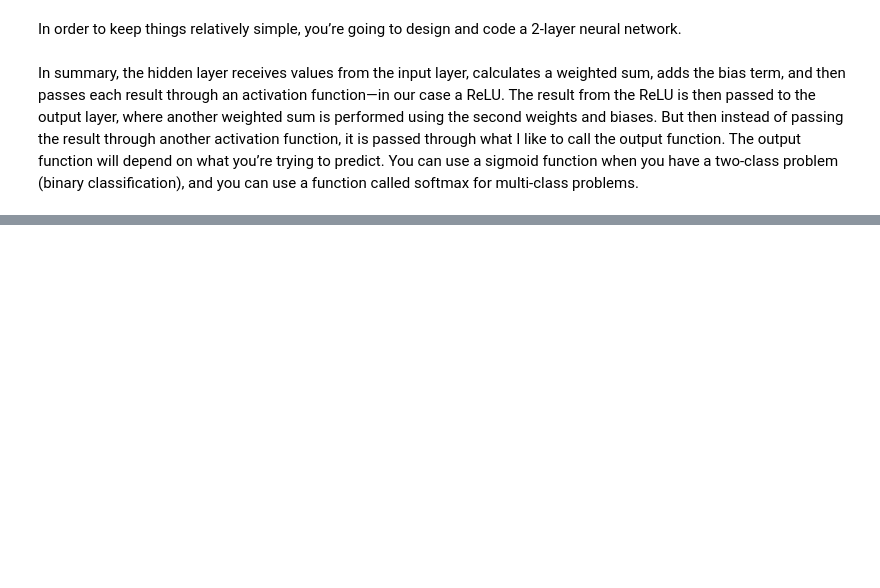
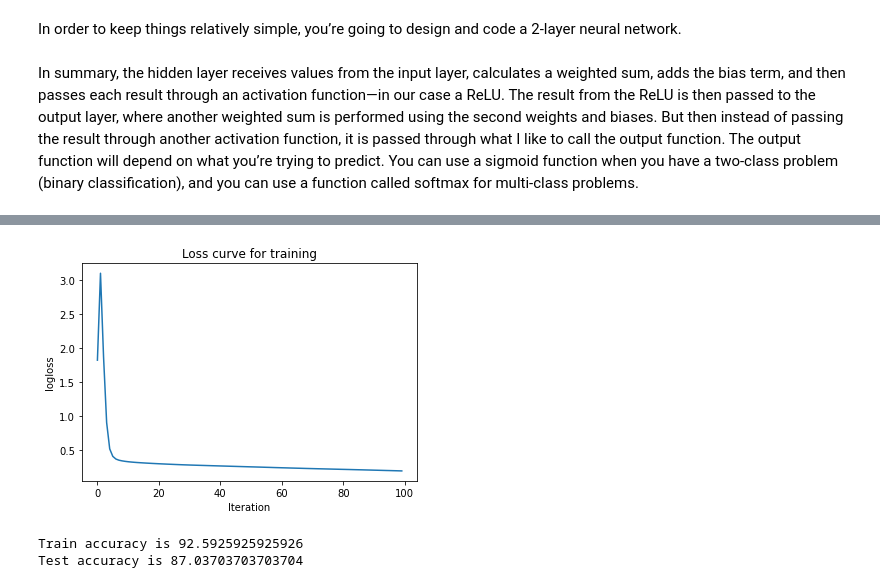
Before and after one commit to ThejakaSEP/DeepLearningModel, a Jupyter notebook: DeepLearningModelCreation.ipynb, the cells around one changed output, grey strips where cells are left out. Saved outputs shown, nothing was run; the diff lists cells and outputs as text; code cells hidden in the pictures; blank space fills up the shorter version.

```diff
--- a/DeepLearningModelCreation.ipynb
+++ b/DeepLearningModelCreation.ipynb
@@ -283,25 +263,0 @@ Test accuracy is 44.44444444444444
-# %%
-learning_rate = 0
-Train_accuracy = 0
-Test_accuracy = 0
-
-for i in range(100):
-    learning_rate = learning_rate+0.001
-    nn = NeuralNet(layers=[13,10,1], learning_rate=learning_rate, iterations=i) # create the NN model
-    nn.fit(Xtrain, ytrain) #train the model
-#     nn.plot_loss()
-#     print(i)
-    train_pred = nn.predict(Xtrain)
-    test_pred = nn.predict(Xtest)
-
-    if Train_accuracy < nn.acc(ytrain, train_pred) and Test_accuracy < nn.acc(ytest, test_pred):
-        Train_accuracy = nn.acc(ytrain, train_pred)
-        Test_accuracy = nn.acc(ytest, test_pred)
-        best_learning_rate = learning_rate
-        best_iterations = i
-
-
-print("Best Learning Rate is {}".format(best_learning_rate))
-print("Best Iterations is {}".format(best_iterations))
-print("Best Train Accuracy is {}".format(Train_accuracy))
-print("Best Test Accuracy is {}".format(Test_accuracy))
@@ -313,10 +263,0 @@ Best Test Accuracy is 87.03703703703704
-# %%
-for i in range(100):
-#     learning_rate = learning_rate+0.001
-    nn = NeuralNet(layers=[13,10,1], learning_rate=learning_rate, iterations=i) # create the NN model
-    nn.fit(Xtrain, ytrain) #train the model
-#     nn.plot_loss()
-#     print(i)
-
-    print(nn.acc(ytrain, train_pred) , learning_rate , i)
-    print(nn.acc(ytest, test_pred) , learning_rate , i)
@@ -352,0 +268,14 @@ print(nn.acc(ytrain, train_pred))
+# %%
+nn = NeuralNet(layers=[13,10,1], learning_rate=0.007, iterations=100) # create the NN model
+nn.fit(Xtrain, ytrain) #train the model
+nn.plot_loss()
+
+train_pred = nn.predict(Xtrain)
+test_pred = nn.predict(Xtest)
+
+print("Train accuracy is {}".format(nn.acc(ytrain, train_pred)))
+print("Test accuracy is {}".format(nn.acc(ytest, test_pred)))
+# %% [output]
+[figure, added]
+Train accuracy is 92.5925925925926
+Test accuracy is 87.03703703703704
```
Also changed, not shown: parts of 16 cells of this notebook.
